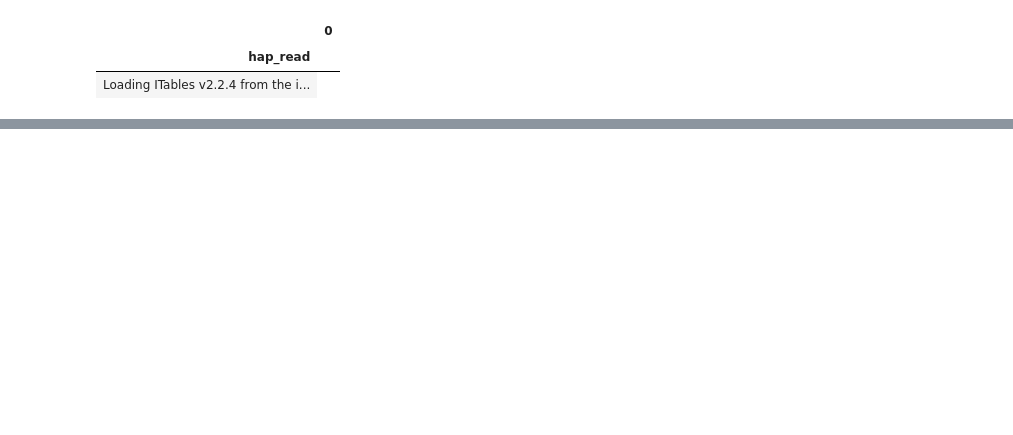
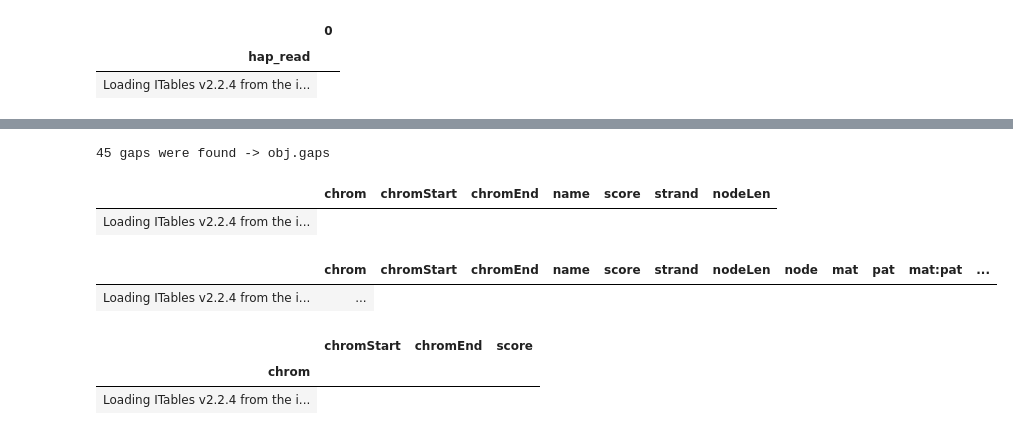
Before and after one commit to jjuhyunkim/verkko-fillet, a Jupyter notebook: docs/tutorials/basics/conv_fasta_gfa.ipynb, the cells around one changed output, grey strips where cells are left out. Saved outputs shown, nothing was run; the diff lists cells and outputs as text; code cells hidden in the pictures; blank space fills up the shorter version.

```diff
--- a/docs/tutorials/basics/conv_fasta_gfa.ipynb
+++ b/docs/tutorials/basics/conv_fasta_gfa.ipynb
@@ -245,3 +271,29 @@ exc_read_db.loc[exc_read_db['hap_read'] == exc_read_db['hap_node'], 'exc'] = "N"
 exc_read_db.loc[exc_read_db['hap_read'] == 'Unassigned', 'exc'] = "N"
 exc_read_db = exc_read_db[exc_read_db['exc'] == 'Y']
 exc_read_db.to_csv(f"../exc_read_db.csv", index=False)
+# %%
+obj = vf.pp.findGaps(obj)
+# %% [output]
+45 gaps were found -> obj.gaps
+# %%
+segment, link = vf.pp.readGraph('assembly.homopolymer-compressed.noseq.gfa')
+node_space = vf.pp.getNodeSpace_from_allPath(obj, segment, link, file = '../comp_node.bed')
+# %%
+sub = node_space.loc[node_space['chrom'] == 'dam_compressed.k31.hapmer_from_utig4-1003',:]
+sub['nodeLen'] = sub['chromEnd'] - sub['chromStart']
+sub
+# %% [output]
+|  | chrom | chromStart | chromEnd | name | score | strand | nodeLen |
+| Loading ITables v2.2.4 from the i... |
+# %%
+sub = sub.merge(nodeinfo , left_on = 'name', right_on = 'node', how = 'left')
+sub.loc[sub['nodeLen'] != sub['len'], :]
+# %% [output]
+|  | chrom | chromStart | chromEnd | name | score | strand | nodeLen | node | mat | pat | mat:pat | ... |
+| Loading ITables v2.2.4 from the i... | ... |
+# %%
+node_space.groupby('chrom').max('chromEnd')
+# %% [output]
+|  | chromStart | chromEnd | score |
+| chrom |  |  |  |
+| Loading ITables v2.2.4 from the i... |
```
Also changed, not shown: parts of 12 cells of this notebook, 33 other files.
